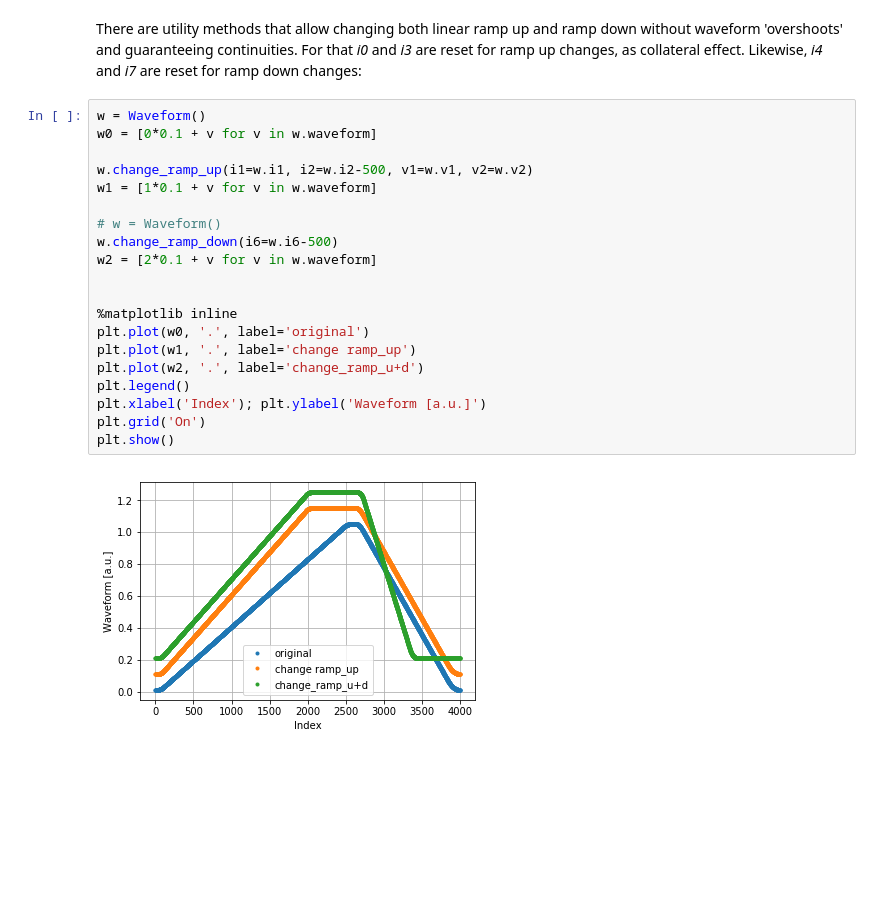
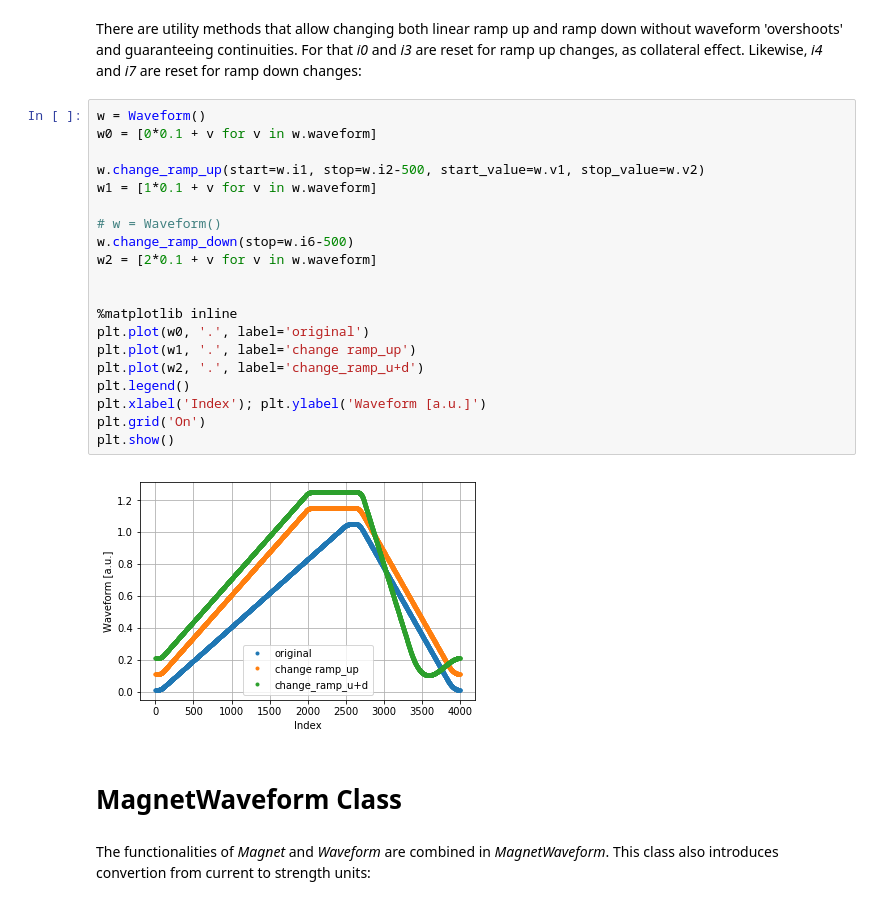
Before and after one commit to lnls-sirius/dev-packages, a Jupyter notebook: siriuspy/examples/ramp2.ipynb, the cells around one changed output. Saved outputs shown, nothing was run; the diff lists cells and outputs as text; blank space fills up the shorter version.

Commit message:
Update ramp subpackage

```diff
--- a/siriuspy/examples/ramp2.ipynb
+++ b/siriuspy/examples/ramp2.ipynb
@@ -164,22 +162,26 @@ There are utility methods that allow changing both linear ramp up and ramp down
 # %%
 w = Waveform()
 w0 = [0*0.1 + v for v in w.waveform]
 
-w.change_ramp_up(i1=w.i1, i2=w.i2-500, v1=w.v1, v2=w.v2)
+w.change_ramp_up(start=w.i1, stop=w.i2-500, start_value=w.v1, stop_value=w.v2)
 w1 = [1*0.1 + v for v in w.waveform]
 
 # w = Waveform()
-w.change_ramp_down(i6=w.i6-500)
+w.change_ramp_down(stop=w.i6-500)
 w2 = [2*0.1 + v for v in w.waveform]
 
 
 %matplotlib inline
 plt.plot(w0, '.', label='original')
 plt.plot(w1, '.', label='change ramp_up')
 plt.plot(w2, '.', label='change_ramp_u+d')
 plt.legend()
 plt.xlabel('Index'); plt.ylabel('Waveform [a.u.]')
 plt.grid('On')
 plt.show()
 # %% [output]
-[figure, old version]
+[figure, new version]
+# %% [markdown]
+# MagnetWaveform Class
+# %% [markdown]
+The functionalities of _Magnet_ and _Waveform_ are combined in _MagnetWaveform_. This class also introduces convertion from current to strength units:
```
Also changed, not shown: parts of 6 cells of this notebook, 3 other files.
